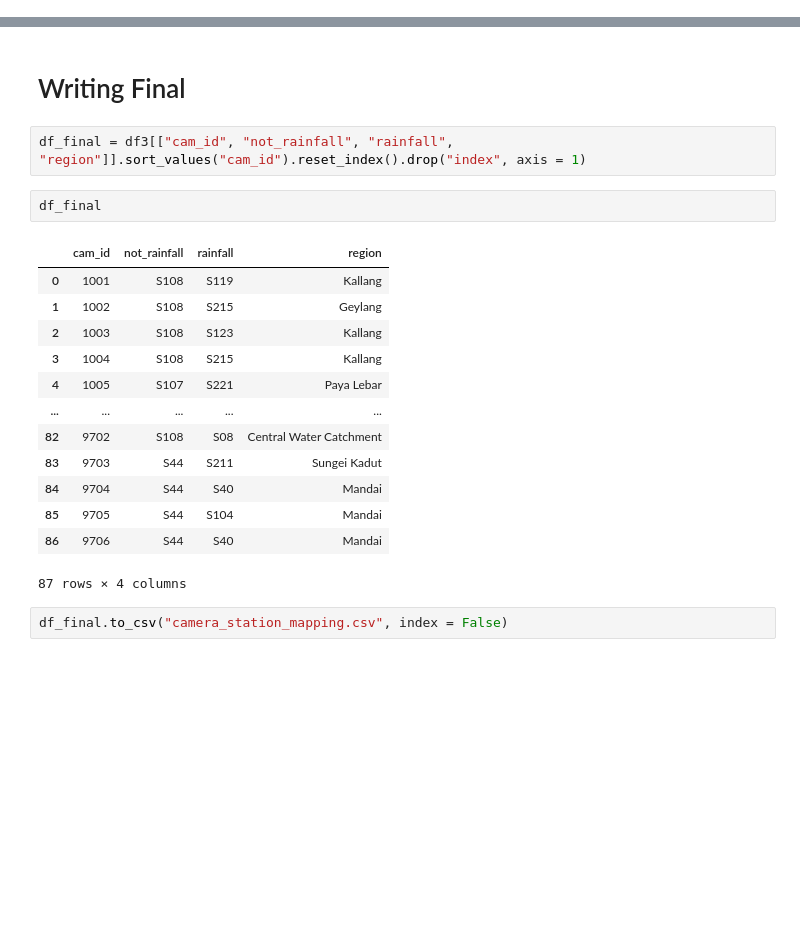
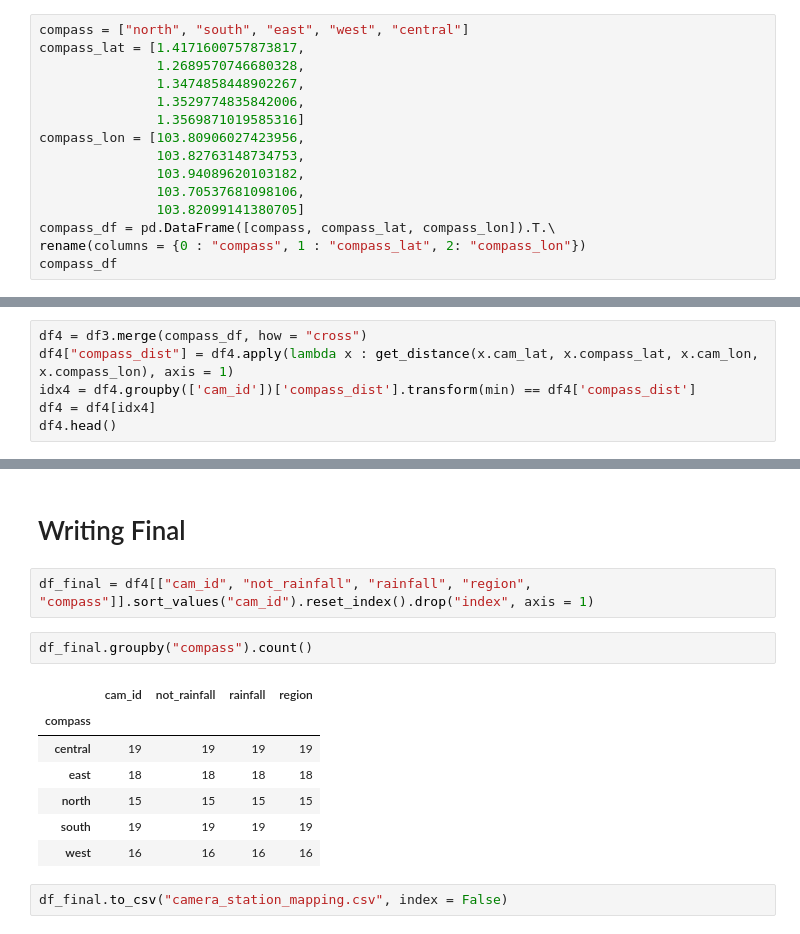
Before and after one commit to don-tay/traffic-predict, a Jupyter notebook: finding_camera_to_weather_location/camera_station_mapping.ipynb, the cells around one changed output, grey strips where cells are left out. Drawn from its saved outputs; the diff is of its cells as text; blank space fills up the shorter version.

Commit message:
updated the camera mappings to include NSEWC compass

```diff
--- a/finding_camera_to_weather_location/camera_station_mapping.ipynb
+++ b/finding_camera_to_weather_location/camera_station_mapping.ipynb
@@ -222,0 +225,15 @@ df3
+# %%
+compass = ["north", "south", "east", "west", "central"]
+compass_lat = [1.4171600757873817,
+               1.2689570746680328,
+               1.3474858448902267,
+               1.3529774835842006,
+               1.3569871019585316]
+compass_lon = [103.80906027423956,
+               103.82763148734753,
+               103.94089620103182,
+               103.70537681098106,
+               103.82099141380705]
+compass_df = pd.DataFrame([compass, compass_lat, compass_lon]).T.\
+rename(columns = {0 : "compass", 1 : "compass_lat", 2: "compass_lon"})
+compass_df
@@ -222,0 +247,6 @@ df3
+# %%
+df4 = df3.merge(compass_df, how = "cross")
+df4["compass_dist"] = df4.apply(lambda x : get_distance(x.cam_lat, x.compass_lat, x.cam_lon, x.compass_lon), axis = 1)
+idx4 = df4.groupby(['cam_id'])['compass_dist'].transform(min) == df4['compass_dist']
+df4 = df4[idx4]
+df4.head()
@@ -223,22 +260,16 @@ df3
 # %% [markdown]
 # Writing Final
 # %%
-df_final = df3[["cam_id", "not_rainfall", "rainfall", "region"]].sort_values("cam_id").reset_index().drop("index", axis = 1)
+df_final = df4[["cam_id", "not_rainfall", "rainfall", "region", "compass"]].sort_values("cam_id").reset_index().drop("index", axis = 1)
 # %%
-df_final
+df_final.groupby("compass").count()
 # %% [output]
 |  | cam_id | not_rainfall | rainfall | region |
-| 0 | 1001 | S108 | S119 | Kallang |
-| 1 | 1002 | S108 | S215 | Geylang |
-| 2 | 1003 | S108 | S123 | Kallang |
-| 3 | 1004 | S108 | S215 | Kallang |
-| 4 | 1005 | S107 | S221 | Paya Lebar |
-| ... | ... | ... | ... | ... |
-| 82 | 9702 | S108 | S08 | Central Water Catchment |
-| 83 | 9703 | S44 | S211 | Sungei Kadut |
-| 84 | 9704 | S44 | S40 | Mandai |
-| 85 | 9705 | S44 | S104 | Mandai |
-| 86 | 9706 | S44 | S40 | Mandai |
+| compass |  |  |  |  |
+| central | 19 | 19 | 19 | 19 |
+| east | 18 | 18 | 18 | 18 |
+| north | 15 | 15 | 15 | 15 |
+| south | 19 | 19 | 19 | 19 |
+| west | 16 | 16 | 16 | 16 |
-87 rows × 4 columns
 # %%
 df_final.to_csv("camera_station_mapping.csv", index = False)
```
Also changed, not shown: parts of 7 cells of this notebook, 1 other file.
